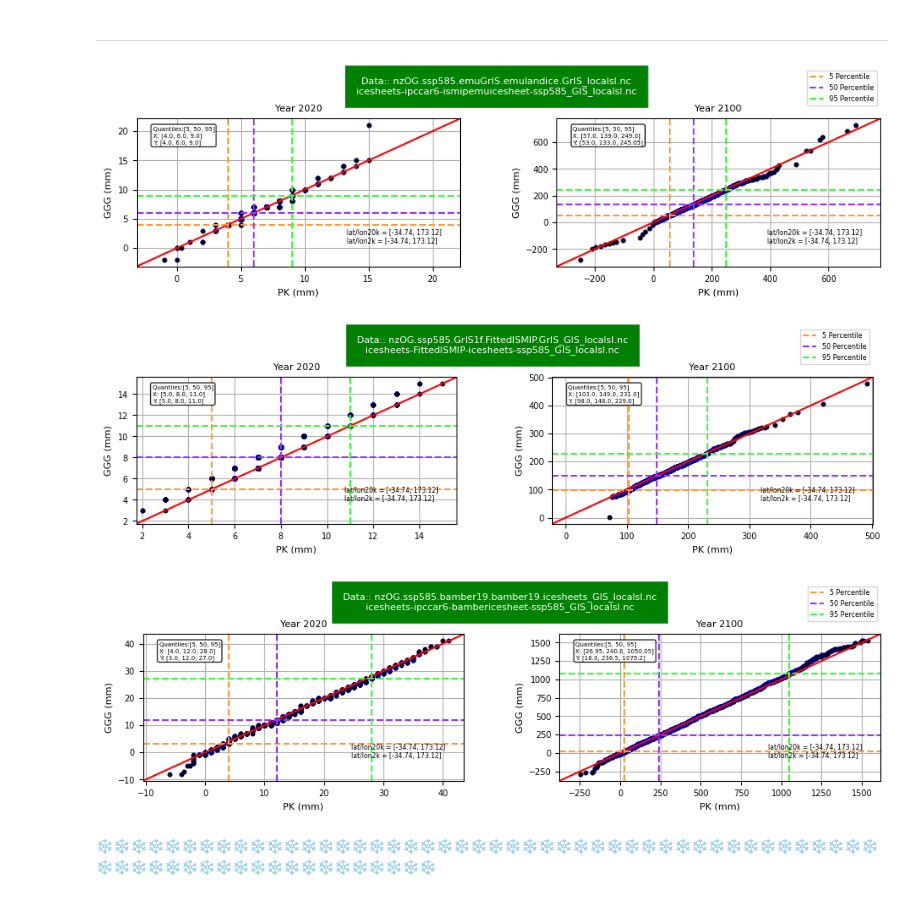
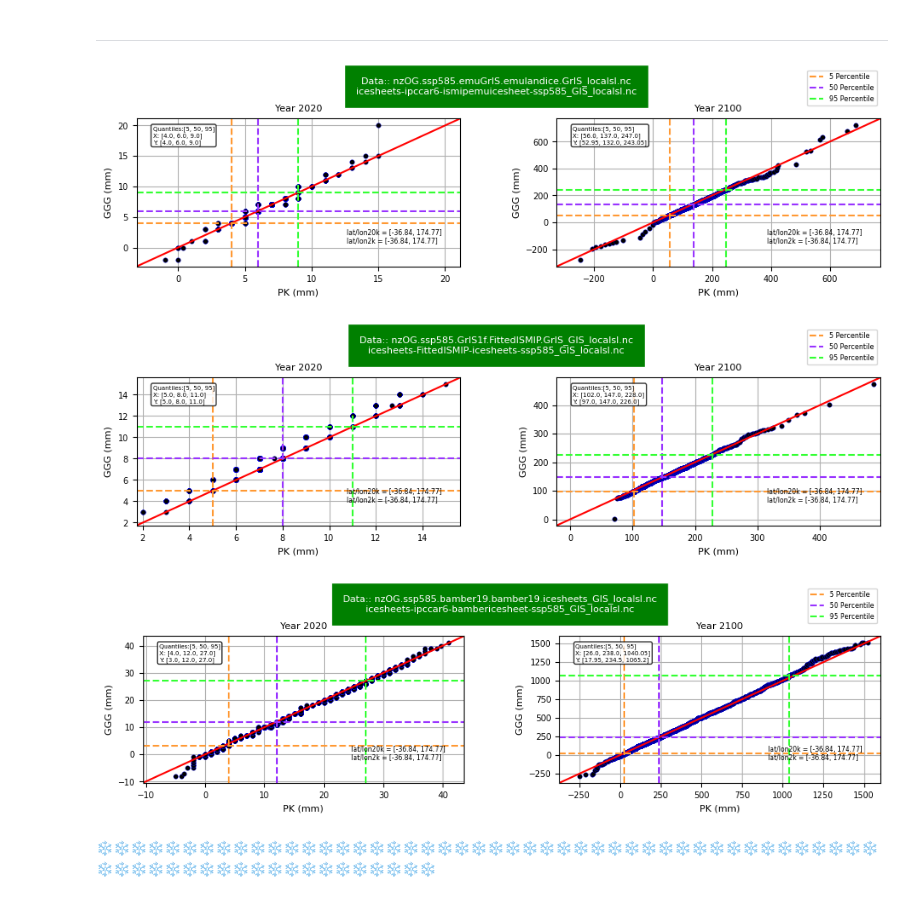
Before and after one commit to pkjr002/facts, a Jupyter notebook: JupNbk/000_pk-JupNb_TESTspace/2023-01_NZ_INSAR/002_COMPARE_gg_pk/Q-Q_Plot/QQ_local_cpmp_GGG_v_pk_2k.ipynb, the cells around one changed output. Saved outputs shown, nothing was run; the diff lists cells and outputs as text; code cells hidden in the pictures.

```diff
--- a/JupNbk/000_pk-JupNb_TESTspace/2023-01_NZ_INSAR/002_COMPARE_gg_pk/Q-Q_Plot/QQ_local_cpmp_GGG_v_pk_2k.ipynb
+++ b/JupNbk/000_pk-JupNb_TESTspace/2023-01_NZ_INSAR/002_COMPARE_gg_pk/Q-Q_Plot/QQ_local_cpmp_GGG_v_pk_2k.ipynb
@@ -33,13 +37,13 @@ fn.plot(['ar5AIS.ipccar5.icesheets_EAIS_localsl.nc'],path2k,['icesheets-ar5-ices
 # %% [markdown]
 ---
 # %%
-fn.plot(['emuGrIS.emulandice.GrIS_localsl.nc'],path2k,['icesheets-ipccar6-ismipemuicesheet-ssp585_GIS_localsl.nc'],pathG)
-fn.plot(['GrIS1f.FittedISMIP.GrIS_GIS_localsl'],path2k,['icesheets-FittedISMIP-icesheets-ssp585_GIS_localsl.nc'],pathG)
-fn.plot(['bamber19.bamber19.icesheets_GIS_localsl.nc'],path2k,['icesheets-ipccar6-bambericesheet-ssp585_GIS_localsl.nc'],pathG)
+fn.plot(['emuGrIS.emulandice.GrIS_localsl.nc'],path2k,['icesheets-ipccar6-ismipemuicesheet-ssp585_GIS_localsl.nc'],pathG, loc)
+fn.plot(['GrIS1f.FittedISMIP.GrIS_GIS_localsl'],path2k,['icesheets-FittedISMIP-icesheets-ssp585_GIS_localsl.nc'],pathG, loc)
+fn.plot(['bamber19.bamber19.icesheets_GIS_localsl.nc'],path2k,['icesheets-ipccar6-bambericesheet-ssp585_GIS_localsl.nc'],pathG, loc)
 # %% [output]
-[figure, old version]
+[figure, new version]
-[figure, old version]
+[figure, new version]
-[figure, old version]
+[figure, new version]
 # %% [markdown]
 ❄️❄️❄️❄️❄️❄️❄️❄️❄️❄️❄️❄️❄️❄️❄️❄️❄️❄️❄️❄️❄️❄️❄️❄️❄️❄️❄️❄️❄️❄️❄️❄️❄️❄️❄️❄️❄️❄️❄️❄️❄️❄️❄️❄️❄️❄️❄️❄️❄️❄️❄️❄️❄️❄️❄️❄️❄️❄️❄️❄️❄️❄️❄️❄️❄️❄️
 # %% [markdown]
```
Also changed, not shown: parts of 4 cells of this notebook, 2 other files.
